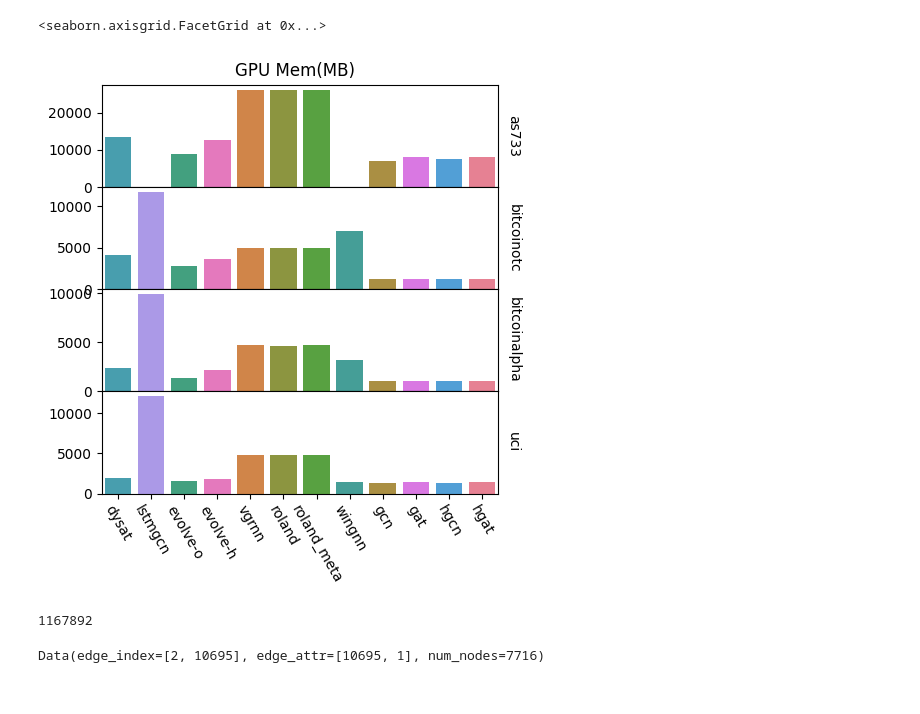
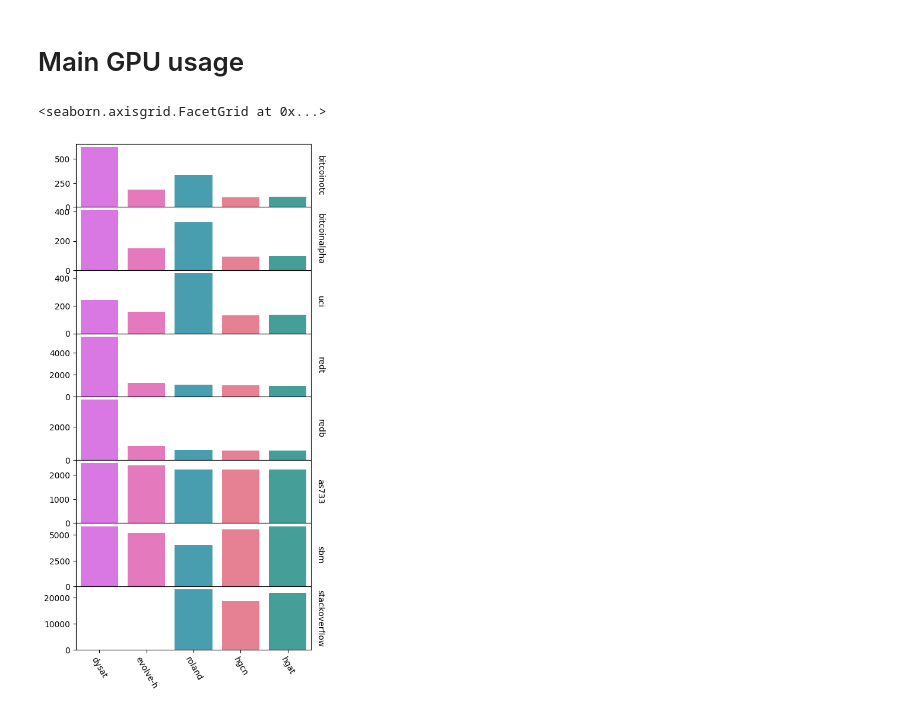
Before and after one commit to oncemoe/hawkesGNN, a Jupyter notebook: viz.ipynb, the cells around one changed output. Drawn from its saved outputs; the diff is of its cells as text; code cells hidden in the pictures.

```diff
--- a/viz.ipynb
+++ b/viz.ipynb
@@ -30,6 +43,6 @@ datanames = [
 # %%
 ratio = []
-for ds in datasets[:4]:
+for ds in datasets[:-1]: # sbm ~ 100
     r = []
     for d in ds:
         r.append( len(d.edge_attr) / d.num_nodes )
@@ -114,16 +149,15 @@ df
 # %%
 hue_order = [
-    'dysat', 'lstmgcn', 'evolve-o', 'evolve-h', 'vgrnn', 'roland', 'roland_meta', 'wingnn',
-    'gcn', 'gat', 'hgcn', 'hgat',
+    'dysat', 'evolve-o', 'evolve-h', 'vgrnn', 'roland', 'wingnn', 'htgn', 'hgcn', 'hgat',
 ]
-row_order = ['as733','bitcoinotc', 'bitcoinalpha', 'uci']
-g1 = sbn.FacetGrid(df, row="dataset", sharey=False, sharex=False, hue='model',
+row_order = ['bitcoinotc', 'bitcoinalpha', 'uci', 'redt', 'redb', 'as733', 'sbm', 'stackoverflow']
+g1 = sbn.FacetGrid(df.query('type == "main"'), row="dataset", sharey=False, sharex=False, hue='model',
                   aspect=4, height=1.2, margin_titles=True, despine=False, row_order=row_order)
 g1.map_dataframe(sbn.barplot, x="model", y="mrr_mean", order=hue_order)
 
 for i, axes in enumerate(g1.axes.flat):
     axes.set_ylabel('')
-    if i+1 < df.dataset.nunique():
+    if i+1 < len(row_order):
         axes.set_xticklabels([])
     else:
         _ = axes.set_xticklabels(axes.get_xticklabels(), rotation=-60)
@@ -131,7 +165,7 @@ g1.set_titles(col_template="{col_name}", row_template="{row_name}")
 #g1.set_ylabels("MRR@1000")
 g1.figure.subplots_adjust(wspace=0, hspace=0)
 g1.fig.subplots_adjust(top=0.9) # adjust the Figure in rp
-g1.fig.suptitle('MRR@1000')
+g1.fig.suptitle('MRR@100')
 g1.set_xlabels("")
 # %% [output]
 <seaborn.axisgrid.FacetGrid at 0x...>
@@ -138,0 +219,24 @@ g1.set_xlabels("")
+# %%
+for met in ['hit@1', 'hit@3', 'hit@10']:
+    print(met)
+    for model in hue_order:
+        mrr_list = []
+        for ds in row_order:
+            order = sf.query(f'dataset == "{ds}" and model in {hue_order}').sort_values(by=f'{met}_mean', ascending=False).reset_index()
+            rank = {}
+            for i, row in order.iterrows():
+                rank[row['model']] = i
+
+            record = sf.query(f'model == "{model}" and dataset == "{ds}"')
+            if len(record) == 0:
+                mrr_list.append('OOM.')
+            else:
+                val = f"{record[f'{met}_mean'].values[0]*100:.2f} $\pm$ {record[f'{met}_std'].values[0]*100:.2f}"
+                if rank[model] == 0:
+                    mrr_list.append("\\textbf{" + val + "}")
+                elif rank[model] == 1:
+                    mrr_list.append("\\underline{" + val + "}")
+                else:
+                    mrr_list.append(val)
+        line = b_map[model] + '   &' + ' & '.join(mrr_list) + '    \\\\'
+        print(line)
@@ -139,28 +261,26 @@ g1.set_xlabels("")
+# %% [markdown]
+# Main GPU usage
 # %%
 
-g1 = sbn.FacetGrid(df, row="dataset", sharey=False, sharex=False, hue='model',
+hue_order = [
+    'dysat', 'evolve-h',  'roland', 'hgcn', 'hgat',
+]
+
+g1 = sbn.FacetGrid(df.query('type == "main"'), row="dataset", sharey=False, sharex=False, hue='model',
                   aspect=4, height=1.2, margin_titles=True, despine=False, row_order=row_order)
 g1.map_dataframe(sbn.barplot, x="model", y="gpu_mem", order=hue_order)
 
 for i, axes in enumerate(g1.axes.flat):
     axes.set_ylabel('')
     if i+1 < df.dataset.nunique():
         axes.set_xticklabels([])
     else:
         _ = axes.set_xticklabels(axes.get_xticklabels(), rotation=-60)
 g1.set_titles(col_template="{col_name}", row_template="{row_name}")
 #g1.set_ylabels("GPU Mem(M)")
-g1.fig.suptitle('GPU Mem(MB)')
+#g1.fig.suptitle('GPU Mem (MB)')
 g1.figure.subplots_adjust(wspace=0, hspace=0)
 g1.set_xlabels("")
 # %% [output]
 <seaborn.axisgrid.FacetGrid at 0x...>
-[figure, old version]
+[figure, new version]
-# %%
-sum([d.edge_index.size(1) for d in datasets[1][:100]])
-# %% [output]
-1167892
-# %%
-datasets[1][0]
-# %% [output]
-Data(edge_index=[2, 10695], edge_attr=[10695, 1], num_nodes=7716)
```
Also changed, not shown: parts of 25 cells of this notebook, 45 other files.
